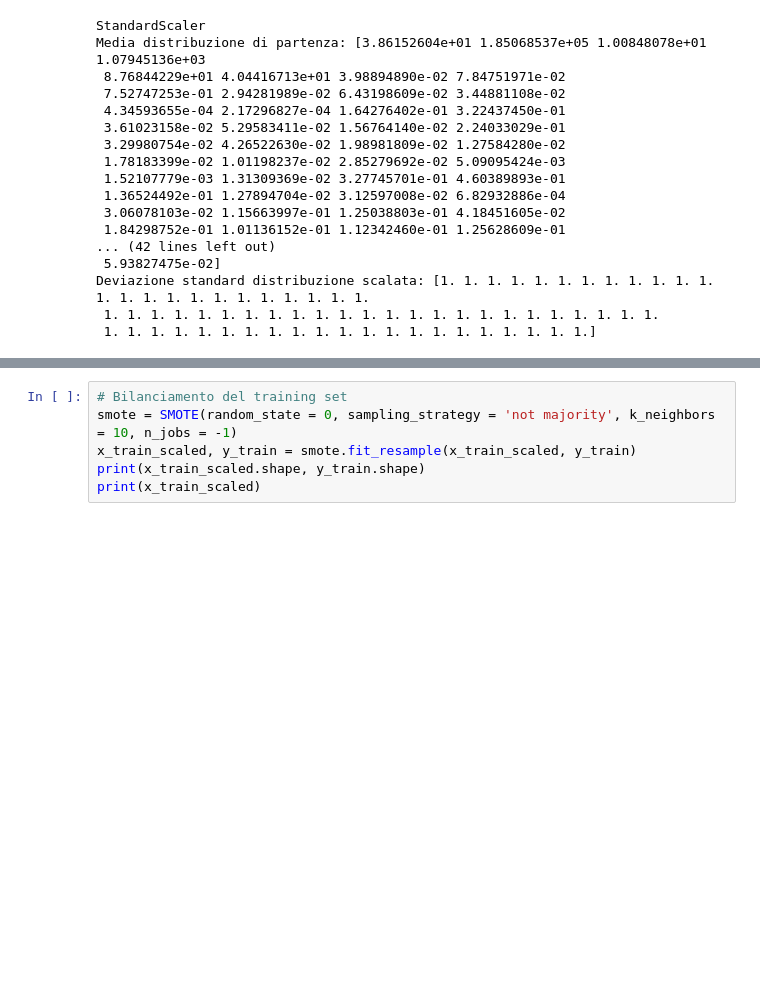
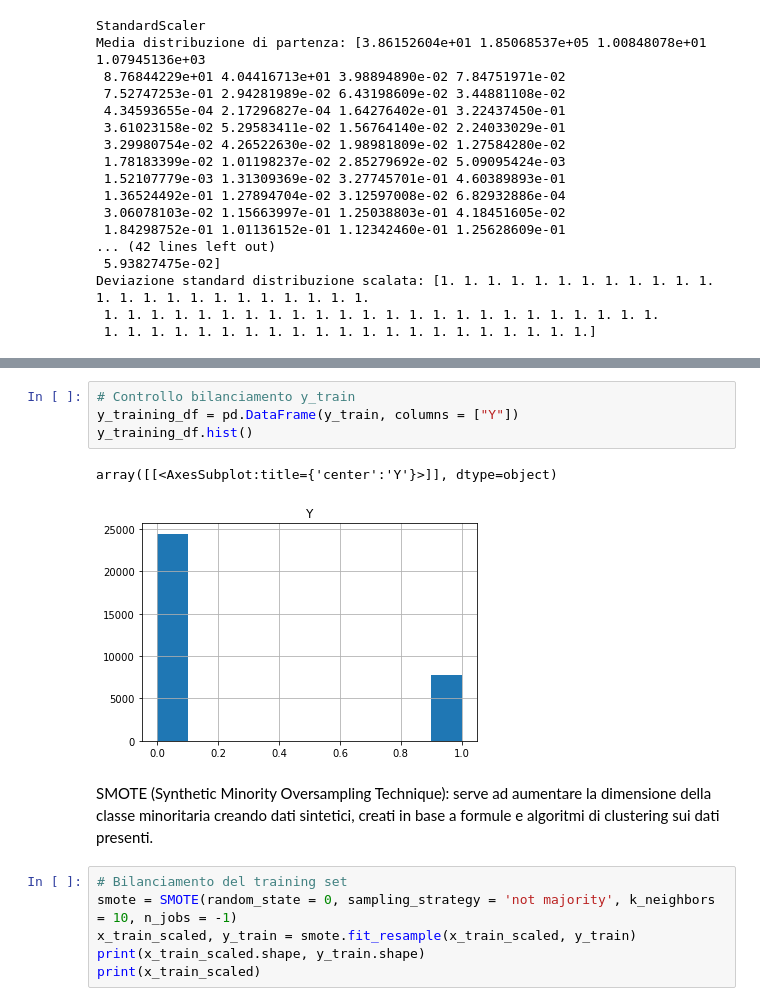
Before and after one commit to tizianotaglienti/mobdproject, a Jupyter notebook: train.ipynb, the cells around one changed output, grey strips where cells are left out. Saved outputs shown, nothing was run; the diff lists cells and outputs as text; blank space fills up the shorter version.

```diff
--- a/train.ipynb
+++ b/train.ipynb
@@ -221,3 +386,12 @@ Deviazione standard distribuzione scalata: [1. 1. 1. 1. 1. 1. 1. 1. 1. 1. 1. 1.
+# %%
+# Controllo bilanciamento y_train
+y_training_df = pd.DataFrame(y_train, columns = ["Y"])
+y_training_df.hist()
+# %% [output]
+array([[<AxesSubplot:title={'center':'Y'}>]], dtype=object)
+[figure, added]
+# %% [markdown]
+SMOTE (Synthetic Minority Oversampling Technique): serve ad aumentare la dimensione della classe minoritaria creando dati sintetici, creati in base a formule e algoritmi di clustering sui dati presenti.
 # %%
 # Bilanciamento del training set
 smote = SMOTE(random_state = 0, sampling_strategy = 'not majority', k_neighbors = 10, n_jobs = -1)
```
Also changed, not shown: parts of 33 cells of this notebook.
